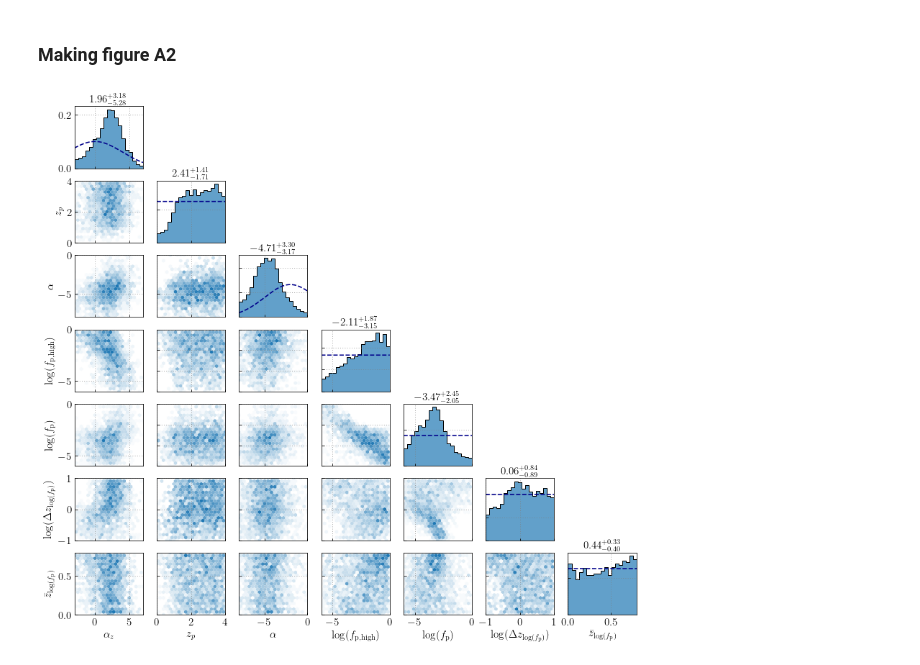
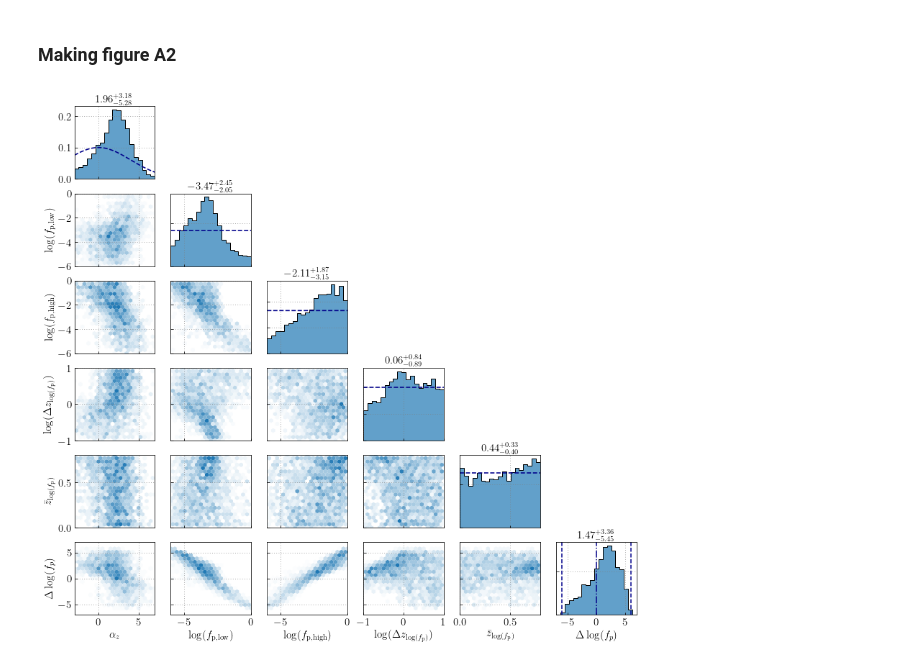
Before and after one commit to maxlalleman/bbh_mass_distribution_redshift_variation_inference, a Jupyter notebook: figures/Make_figure_A2.ipynb, the cells around one changed output. Cells and saved outputs as stored; diff of their text form; code cells hidden in the pictures.

```diff
--- a/figures/Make_figure_A2.ipynb
+++ b/figures/Make_figure_A2.ipynb
@@ -44,24 +44,29 @@ new_priors = {
     "high_dmMin":dist.Uniform(-1,0.5),
     "width_dmMin":dist.Uniform(-1,1),
     "middle_z_dmMin":dist.Uniform(0,0.8),
+    "delta_f_peak":[-6, 6, 0],
 }
 # %% [markdown]
 ### Making figure A2
 # %%
 fig = plt.figure(figsize=(14,13))
 stacked_samples_no_GWB = data.posterior.stack(draws=("chain", "draw"))
+
+delta_f_peak = stacked_samples_no_GWB.log_high_f_peak - stacked_samples_no_GWB.log_f_peak
+
 toPlot_no_GWB_f_peak = {
     "alpha_z":{"data":stacked_samples_no_GWB.alpha_z,"plot_bounds":(-3,7),"label":r"$\alpha_z$"},
-    "zp":{"data":stacked_samples_no_GWB.zp,"plot_bounds":(0,4),"label":r"$z_p$"},
-    "alpha_ref":{"data":stacked_samples_no_GWB.alpha_ref,"plot_bounds":(-8,0),"label":r"$\alpha$"},
+    "fpeak":{"data":stacked_samples_no_GWB.log_f_peak,"plot_bounds":(-6,0),"label":r"$\log(f_{\rm p, low})$"},
     "high_f_peak":{"data":stacked_samples_no_GWB.log_high_f_peak,"plot_bounds":(-6,0),"label":r"$\log(f_{\rm p, high})$"},
-    "fpeak":{"data":stacked_samples_no_GWB.log_f_peak,"plot_bounds":(-6,0),"label":r"$\log(f_{\rm p})$"},
     "width_f_peak":{"data":stacked_samples_no_GWB.log_width_f_peak,"plot_bounds":(-1,1),"label":r"$\log(\Delta z_{\log(f_{\rm p})})$"},
     "middle_z_f_peak":{"data":stacked_samples_no_GWB.middle_z_f_peak,"plot_bounds":(0,0.8),"label":r"$\bar z_{\log(f_{\rm p})}$"},
+    "delta_f_peak":{"data":delta_f_peak, "plot_bounds":(-7, 7), "label":
+                    r"$\Delta \log(f_p)$"
+                   },
 }
 
 plot_corner(fig, toPlot_no_GWB_f_peak,"#1f78b4",labelsize=15, priors = new_priors)
-plt.savefig("PE_f_peak_power_law.png", dpi = 500, bbox_inches = "tight")
+plt.savefig("PE_f_peak_power_law.pdf", dpi = 500, bbox_inches = "tight")
 plt.show()
 # %% [output]
-[figure, old version]
+[figure, new version]
```
Also changed, not shown: 6 other files.
